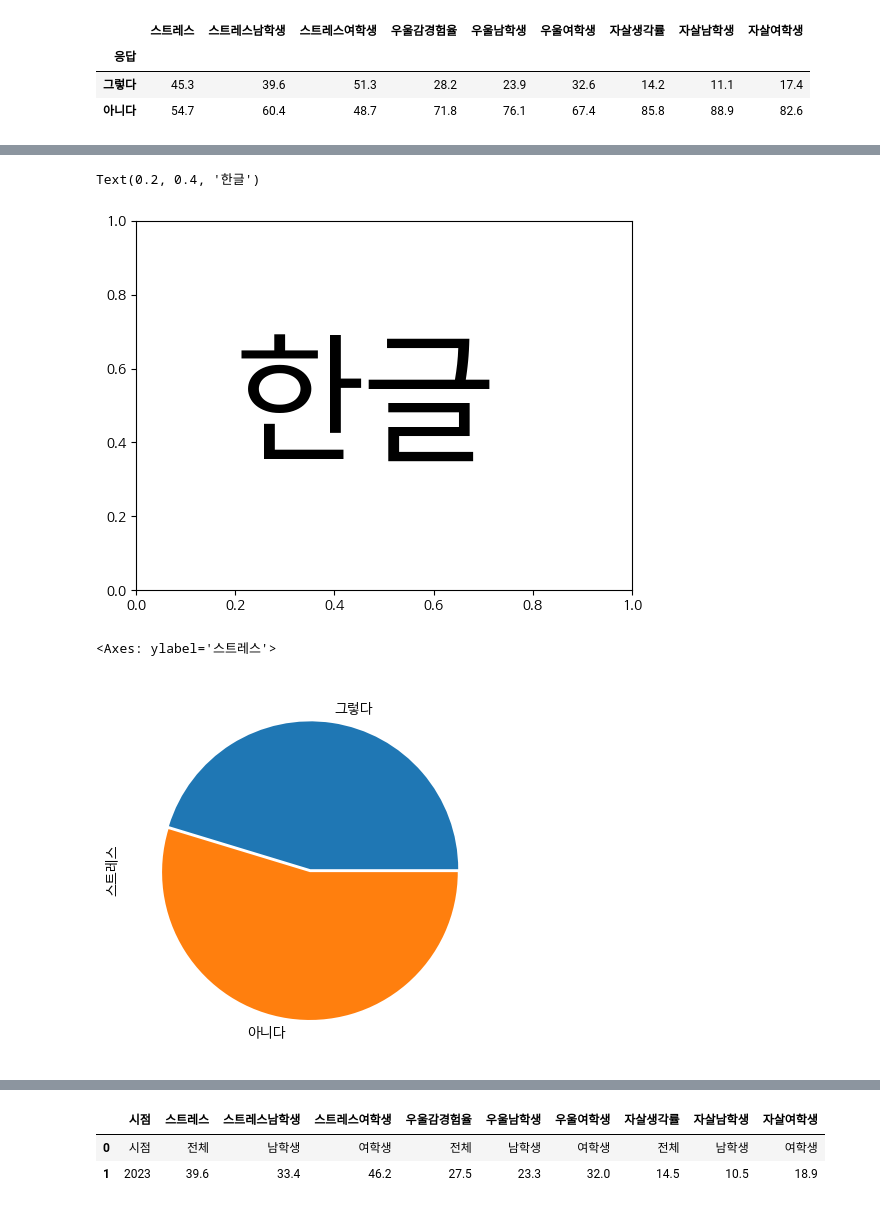
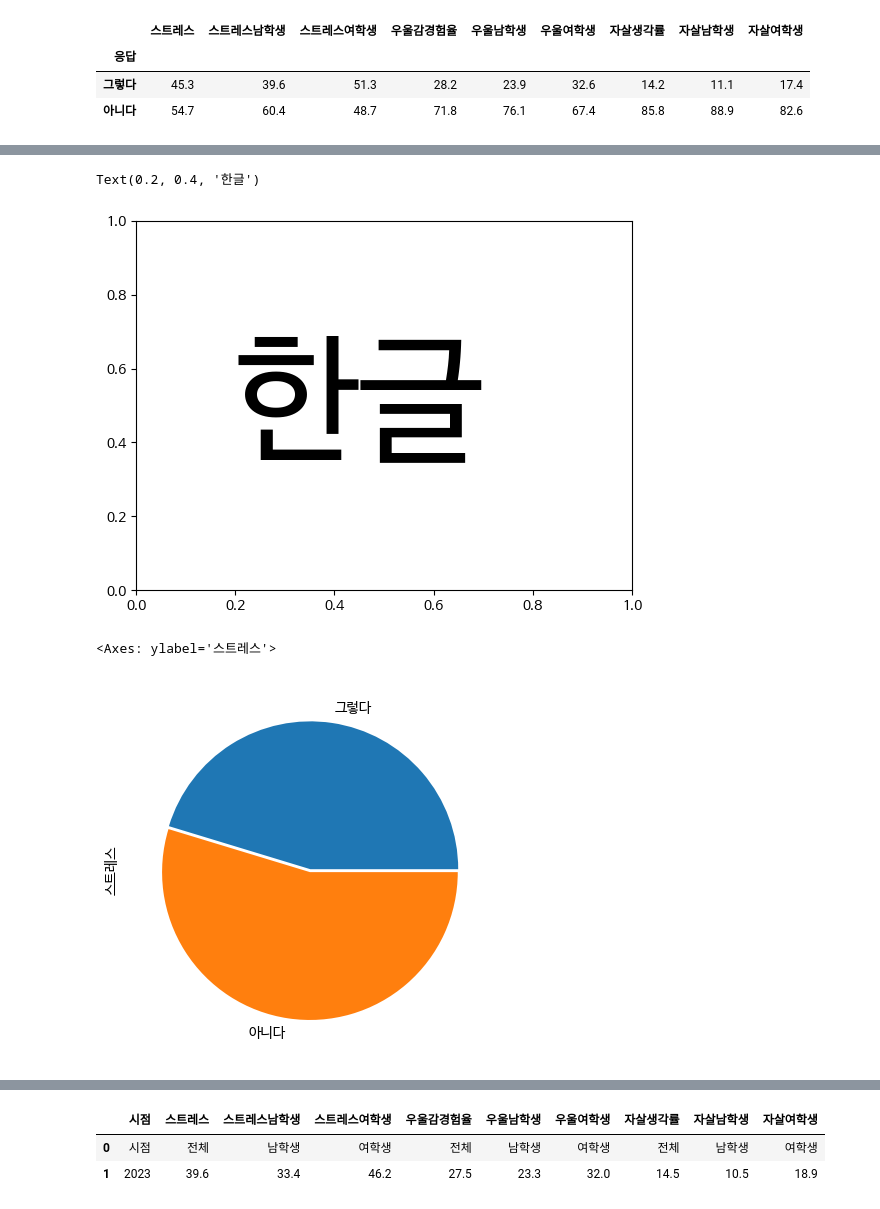
Before and after one commit to leeyb12/python1, a Jupyter notebook: py11_청소년정신건강분석.ipynb, the cells around one changed output, grey strips where cells are left out. Drawn from its saved outputs; the diff is of its cells as text; code cells hidden in the pictures.

```diff
--- a/py11_청소년정신건강분석.ipynb
+++ b/py11_청소년정신건강분석.ipynb
@@ -72,17 +72,19 @@ fontlist
 # %%
 # 윈도우용 폰트 경로 설정
-path = "C:\\Windows\\Fonts\\Hancom Gothic Regular.ttf"
-font_name = fm.FontProperties(fname=path).get_name()
-rc('font',family=font_name)
+# path = "C:\\Windows\\Fonts\\Hancom Gothic Regular.ttf"
+# font_name = fm.FontProperties(fname=path).get_name()
+# rc('font',family=font_name)
+# 리눅스용 폰트 경로 설정
+plt.rc('font',family="NanumBarunGothic")
 plt.text(0.2,0.4,'한글',size=100)
 # %% [output]
 Text(0.2, 0.4, '한글')
-[figure, old version]
+[figure, new version]
 # %%
 ori['스트레스'].astype(float).plot.pie(explode = [0, 0.02])
 # %% [output]
 <Axes: ylabel='스트레스'>
-[figure, old version]
+[figure, new version]
 # %%
 fig, ax = plt.subplots(2,3,figsize=(10,8))
 
```
Also changed, not shown: parts of 4 cells of this notebook, 18 other files.
